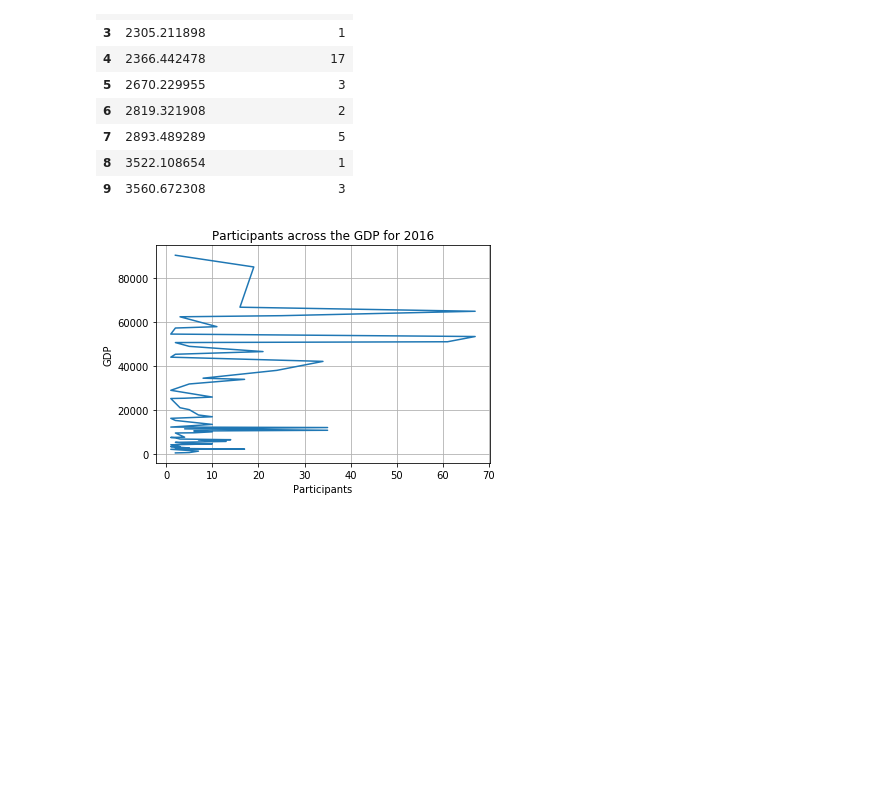
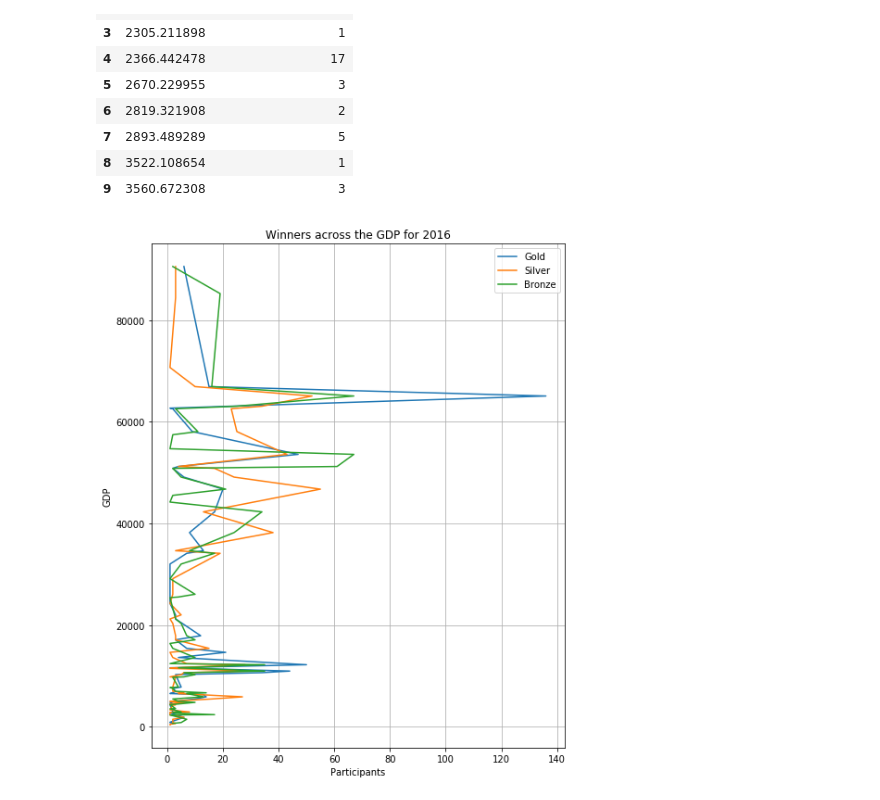
Before and after one commit to adityalprabhu/olympic_success_prediction, a Jupyter notebook: data_exploration_gdp_130_years.ipynb, the cells around one changed output. Cells and saved outputs as stored; diff of their text form; code cells hidden in the pictures; blank space fills up the shorter version.

```diff
--- a/data_exploration_gdp_130_years.ipynb
+++ b/data_exploration_gdp_130_years.ipynb
@@ -357,11 +373,18 @@ df_gdp_games_2016_bronze.head(10)
 | 8 | 3522.108654 | 1 |
 | 9 | 3560.672308 | 3 |
 # %%
+# Trends in GDP data over the countries for 2016
+# Gold, Silver, Bronze Medal winners
+
+plt.figure(figsize=(8,10))
 plt.xlabel('Participants')
 plt.ylabel('GDP')
-plt.title('Participants across the GDP for 2016')
+plt.title('Winners across the GDP for 2016')
 plt.grid(True)
+plt.plot(df_gdp_games_2016_gold['participants_count'],df_gdp_games_2016_gold['GDP'])
+plt.plot(df_gdp_games_2016_silver['participants_count'],df_gdp_games_2016_silver['GDP'])
 plt.plot(df_gdp_games_2016_bronze['participants_count'],df_gdp_games_2016_bronze['GDP'])
+plt.legend(('Gold','Silver','Bronze'))
 plt.show()
 # %% [output]
-[figure, old version]
+[figure, new version]
```
Also changed, not shown: parts of 9 cells of this notebook, 11 other files.
